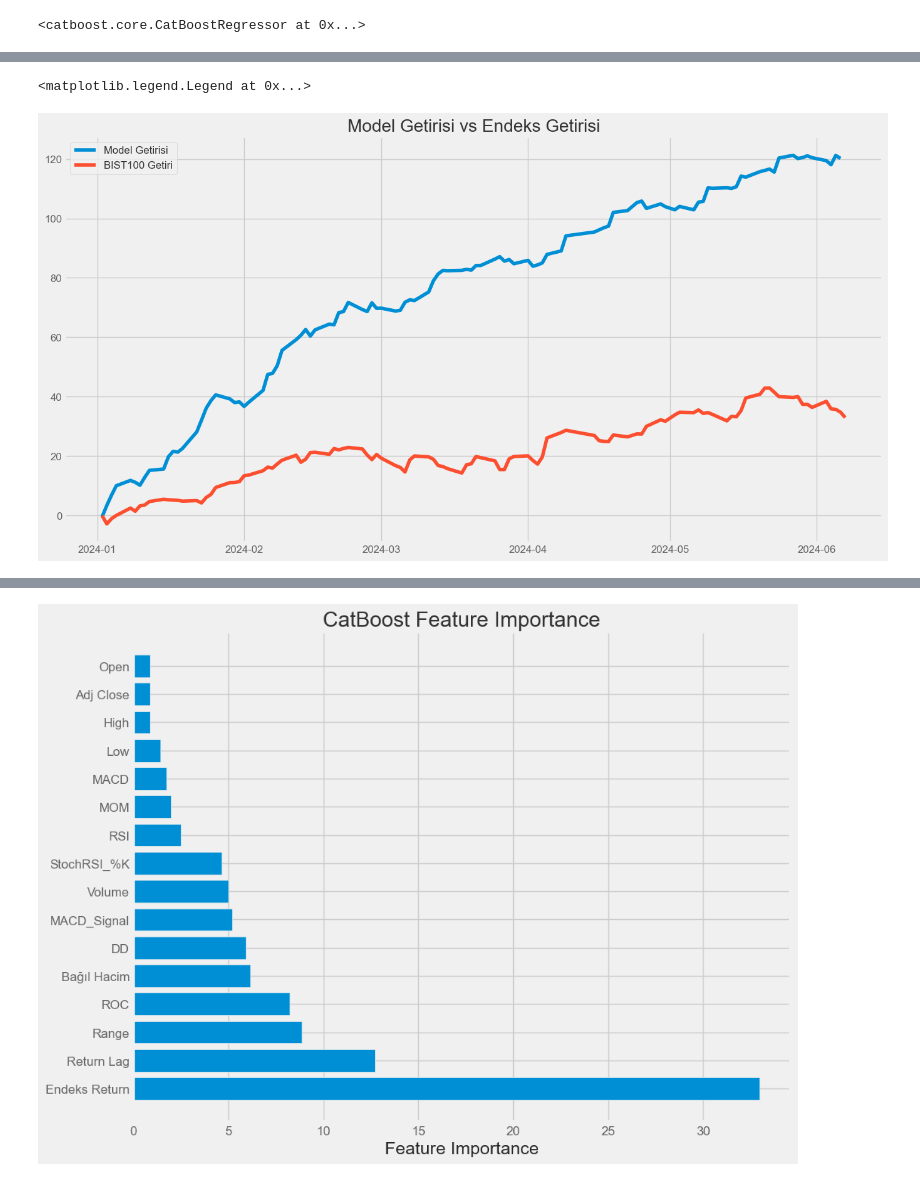
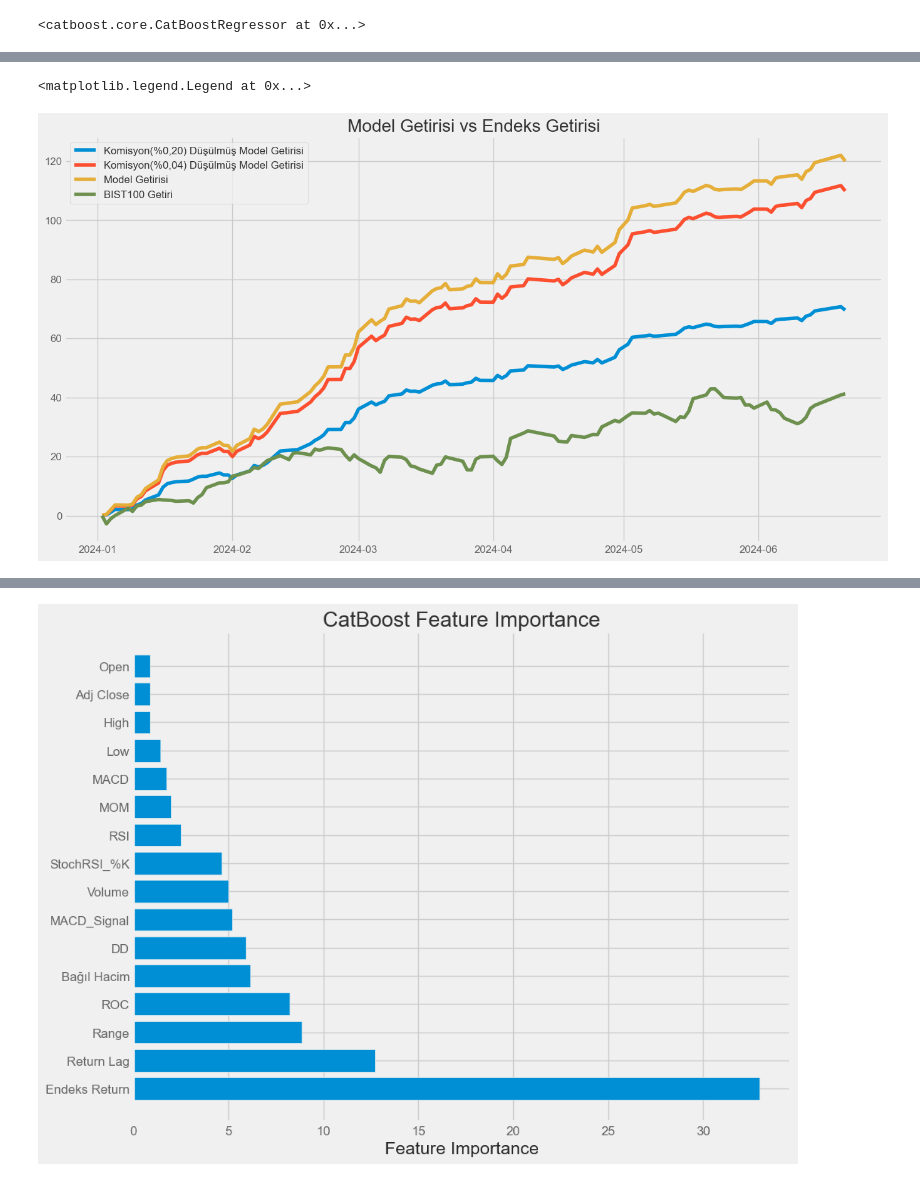
Before and after one commit to kaboya19/AI_Trade, a Jupyter notebook: AI_Trade.ipynb, the cells around one changed output, grey strips where cells are left out. Saved outputs shown, nothing was run; the diff lists cells and outputs as text; code cells hidden in the pictures.

```diff
--- a/AI_Trade.ipynb
+++ b/AI_Trade.ipynb
@@ -418,0 +448,7 @@ top_5_rows2["Gerçek"]-=0.4
+# %%
+top_5_rows2=top_5_rows.copy()
+komisyon=top_5_rows["Gerçek"]*0.2
+borsapayı=top_5_rows["Gerçek"]*2.5/100000
+bsmv=komisyon*0.05
+kesinti=2*(komisyon+borsapayı+bsmv)
+top_5_rows2["Gerçek"]=top_5_rows["Gerçek"]-kesinti
@@ -427,20 +478,0 @@ sharpe
-# %%
-sharpes=[]
-metrik=[]
-adet=[]
-karlar=[]
-for i in range(1,30):
-   top_5_rows = tahminler.groupby(level=0).apply(lambda x: x.nlargest(i, columns=['Tahmin'])).dropna()
-   topkar=(((np.cumprod(1+((top_5_rows.groupby('Date')["Gerçek"].mean().iloc[:-2]/2)/100)))-1)*100).iloc[-1]
-   returns=(top_5_rows.groupby('Date')["Gerçek"].mean().iloc[:-2]/2).diff().dropna()
-   sharpe=topkar/returns.std()
-   metrik.append(sharpe*topkar)
-   sharpes.append(sharpe)
-   adet.append(i)
-   karlar.append(topkar)
-sonuc=pd.DataFrame()
-sonuc["Adet"]=adet
-sonuc["Sharpe*Kar"]=metrik
-sonuc["Sharpe"]=sharpes
-sonuc["Kar"]=karlar
-sonuc.sort_values(by="Kar",ascending=False)
@@ -465,12 +479,13 @@ sonuc.sort_values(by="Kar",ascending=False)
 # %%
 top_5_rows=top_5_rows.droplevel(level=0)
 top_5_rows1=top_5_rows1.droplevel(level=0)
-top_5_rows2=top_5_rows2.droplevel(level=0)
 # %%
-endeks=yf.download(tickers="XU100.IS",start="2023-07-01",end="2024-01-01")
+endeks=pd.DataFrame(endeks)
+endeks=endeks.loc["2024-01-01":]
 endeks["Getiri"]=0
-for i in range(len(endeks)):
-    endeks["Getiri"].iloc[i]=100*((endeks["Adj Close"].iloc[i]/endeks["Adj Close"].iloc[0])-1)
-endeks=endeks.fillna(0)
+for i in range(1,len(endeks)):
+    endeks["Getiri"].iloc[i]=endeks["Kapanış"].iloc[i]/endeks["Kapanış"].iloc[0]
+endeks["Getiri"]=100*(endeks["Getiri"]-1)
+endeks["Getiri"].iloc[0]=0
 endeks
 # %% [output]
@@ -515,11 +506,13 @@ endeks1
 # %%
 plt.style.use("fivethirtyeight")
 plt.figure(figsize=(15,8))
 plt.title("Model Getirisi vs Endeks Getirisi")
-plt.plot(top_5_rows.groupby('Date')["Gerçek"].mean().iloc[:-2].cumsum()/2,label="Model Getirisi")
-plt.plot(endeks1["Getiri"],label="BIST100 Getiri")
+plt.plot(top_5_rows2.groupby('Date')["Gerçek"].mean().iloc[:-2].cumsum().dropna()/2,label="Komisyon(%0,20) Düşülmüş Model Getirisi")
+plt.plot(top_5_rows1.groupby('Date')["Gerçek"].mean().iloc[:-2].cumsum().dropna()/2,label="Komisyon(%0,04) Düşülmüş Model Getirisi")
+plt.plot(top_5_rows.groupby('Date')["Gerçek"].mean().iloc[:-2].cumsum().dropna()/2,label="Model Getirisi")
+plt.plot(endeks["Getiri"].loc[:"2024-06-23"],label="BIST100 Getiri")
 legend_properties = {'fontweight':'bold'}
 plt.legend()
 # %% [output]
 <matplotlib.legend.Legend at 0x...>
-[figure, old version]
+[figure, new version]
```
Also changed, not shown: parts of 80 cells of this notebook, 15 other files.
